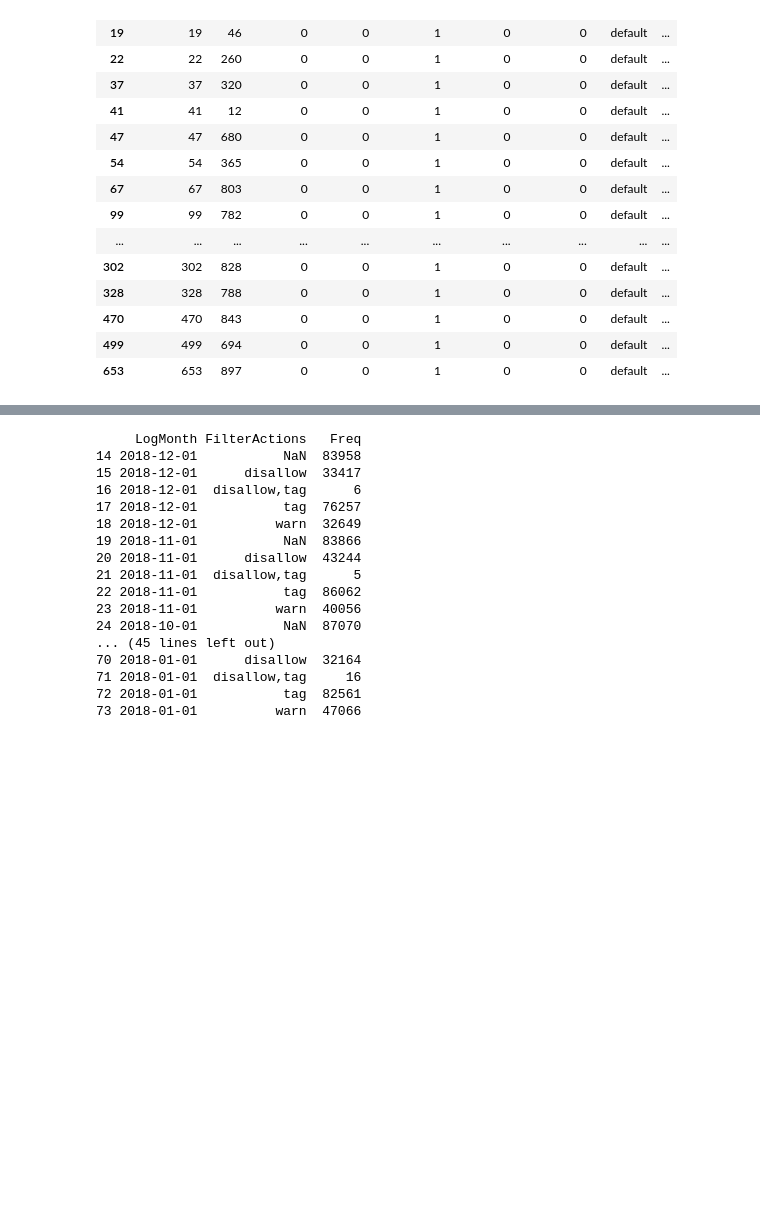
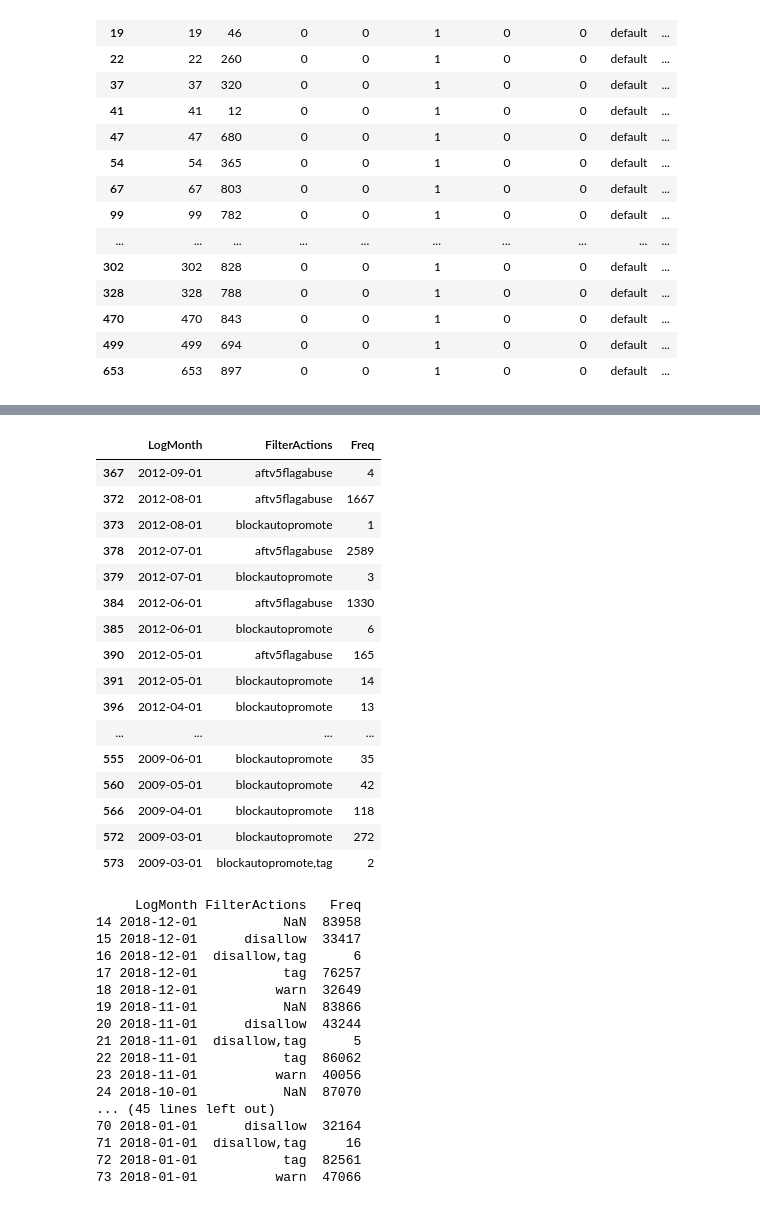
Before and after one commit to lusy/wikifilters, a Jupyter notebook: src/explore.ipynb, the cells around one changed output, grey strips where cells are left out. Cells and saved outputs as stored; diff of their text form; code cells hidden in the pictures; blank space fills up the shorter version.

Commit message:
Investigate different edit filter actions

```diff
--- a/src/explore.ipynb
+++ b/src/explore.ipynb
@@ -287,3 +300,23 @@ df_actions.fillna('log only')
+# %%
+df_actions.fillna('log only').query('FilterActions!="disallow" & FilterActions!="tag" & FilterActions!="log only" & FilterActions!="warn" & FilterActions!="disallow,tag"')
+# %% [output]
+|  | LogMonth | FilterActions | Freq |
+| 367 | 2012-09-01 | aftv5flagabuse | 4 |
+| 372 | 2012-08-01 | aftv5flagabuse | 1667 |
+| 373 | 2012-08-01 | blockautopromote | 1 |
+| 378 | 2012-07-01 | aftv5flagabuse | 2589 |
+| 379 | 2012-07-01 | blockautopromote | 3 |
+| 384 | 2012-06-01 | aftv5flagabuse | 1330 |
+| 385 | 2012-06-01 | blockautopromote | 6 |
+| 390 | 2012-05-01 | aftv5flagabuse | 165 |
+| 391 | 2012-05-01 | blockautopromote | 14 |
+| 396 | 2012-04-01 | blockautopromote | 13 |
+| ... | ... | ... | ... |
+| 555 | 2009-06-01 | blockautopromote | 35 |
+| 560 | 2009-05-01 | blockautopromote | 42 |
+| 566 | 2009-04-01 | blockautopromote | 118 |
+| 572 | 2009-03-01 | blockautopromote | 272 |
+| 573 | 2009-03-01 | blockautopromote,tag | 2 |
 # %%
 mask2018 = (df_actions['LogMonth'] >= '2018-01-01') & (df_actions['LogMonth'] < '2019-01-01')
 actions_2018 = df_actions.loc[mask2018]
```
Also changed, not shown: parts of 2 cells of this notebook, 1 other file.
